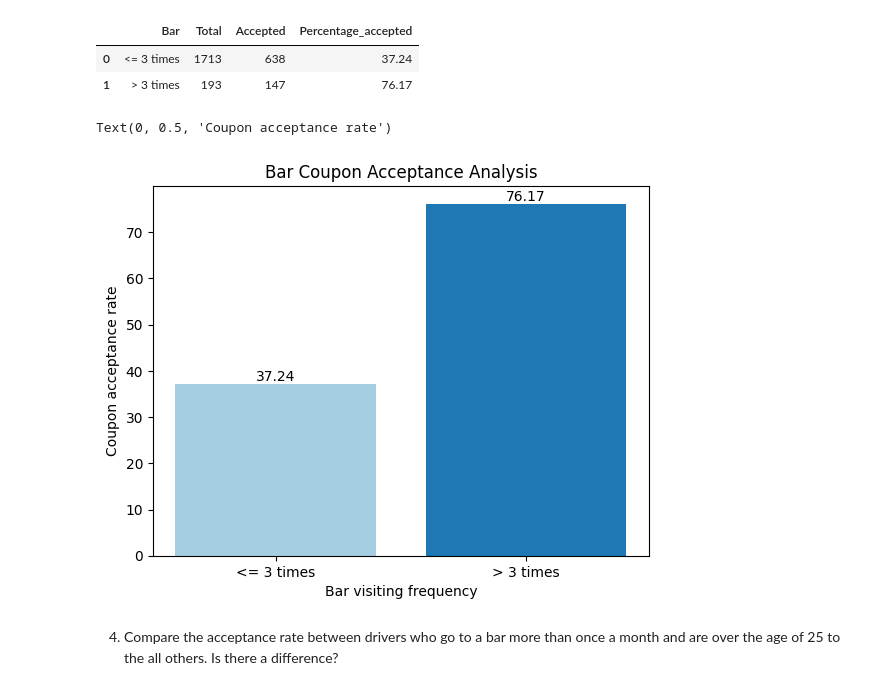
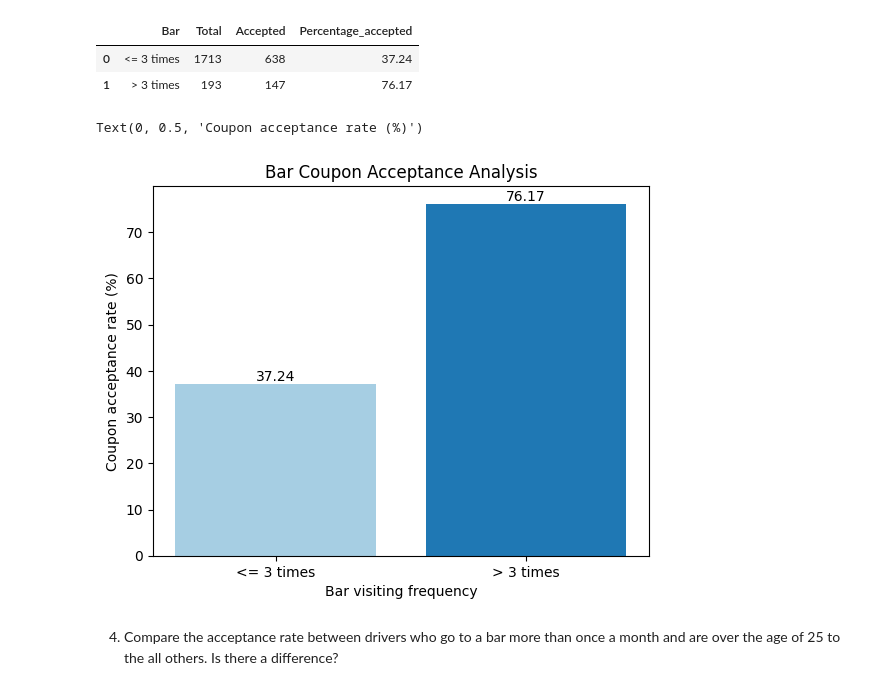
Before and after one commit to JunGaoca/couponAnalysis, a Jupyter notebook: coupon-analysis.ipynb, the cells around one changed output. Saved outputs shown, nothing was run; the diff lists cells and outputs as text; code cells hidden in the pictures.

Commit message:
further analysis on bar coupons

```diff
--- a/coupon-analysis.ipynb
+++ b/coupon-analysis.ipynb
@@ -294,14 +294,14 @@ bar_visitors
 # %%
 # Visualize the comparison by a bar chart
 colors = plt.cm.Paired(range(len(bar_visitors)))
 bar_chart = plt.bar(bar_visitors.Bar, bar_visitors.Percentage_accepted, color = colors)
 plt.bar_label(bar_chart)
 plt.title('Bar Coupon Acceptance Analysis')
 plt.xlabel('Bar visiting frequency')
-plt.ylabel('Coupon acceptance rate')
+plt.ylabel('Coupon acceptance rate (%)')
 # %% [output]
-Text(0, 0.5, 'Coupon acceptance rate')
+Text(0, 0.5, 'Coupon acceptance rate (%)')
-[figure, old version]
+[figure, new version]
 # %% [markdown]
 4. Compare the acceptance rate between drivers who go to a bar more than once a month and are over the age of 25 to the all others.  Is there a difference?
 # %%
```
Also changed, not shown: parts of 5 cells of this notebook.
